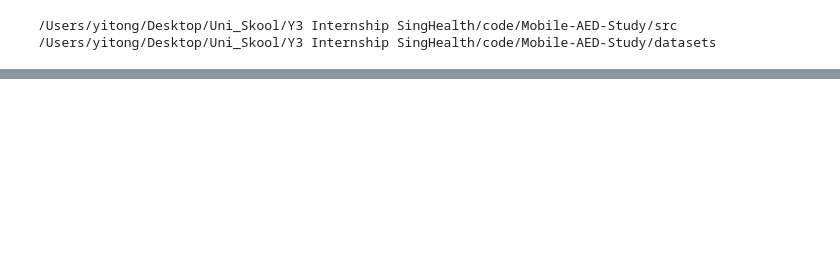
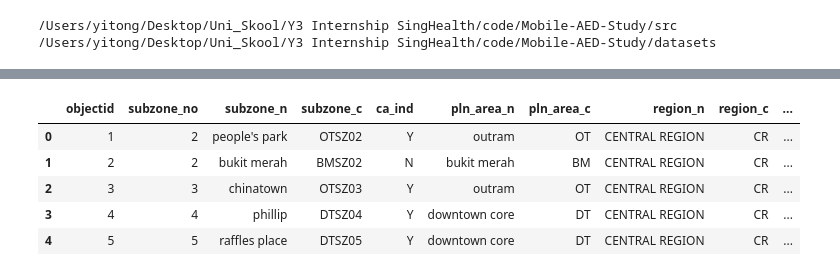
Before and after one commit to axellee1994/AED-OHCA, a Jupyter notebook: src/scripts/logistic_regression_step/map_ohca_counts_to_subzone.ipynb, the cells around one changed output, grey strips where cells are left out. Saved outputs shown, nothing was run; the diff lists cells and outputs as text; code cells hidden in the pictures; blank space fills up the shorter version.

```diff
--- a/src/scripts/logistic_regression_step/map_ohca_counts_to_subzone.ipynb
+++ b/src/scripts/logistic_regression_step/map_ohca_counts_to_subzone.ipynb
@@ -36,0 +43,9 @@ ohca_points
+# %%
+subzone_2014.head()
+# %% [output]
+|  | objectid | subzone_no | subzone_n | subzone_c | ca_ind | pln_area_n | pln_area_c | region_n | region_c | ... |
+| 0 | 1 | 2 | people's park | OTSZ02 | Y | outram | OT | CENTRAL REGION | CR | ... |
+| 1 | 2 | 2 | bukit merah | BMSZ02 | N | bukit merah | BM | CENTRAL REGION | CR | ... |
+| 2 | 3 | 3 | chinatown | OTSZ03 | Y | outram | OT | CENTRAL REGION | CR | ... |
+| 3 | 4 | 4 | phillip | DTSZ04 | Y | downtown core | DT | CENTRAL REGION | CR | ... |
+| 4 | 5 | 5 | raffles place | DTSZ05 | Y | downtown core | DT | CENTRAL REGION | CR | ... |
```
Also changed, not shown: parts of 19 cells of this notebook, 27 other files.
